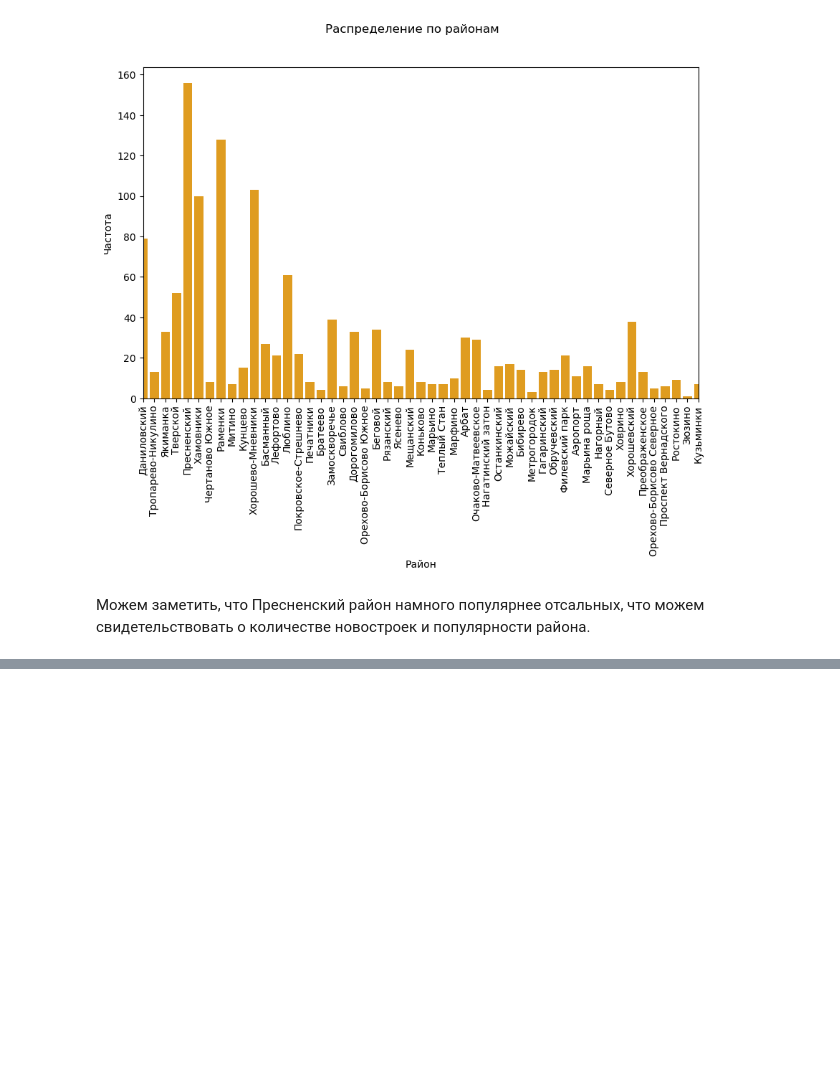
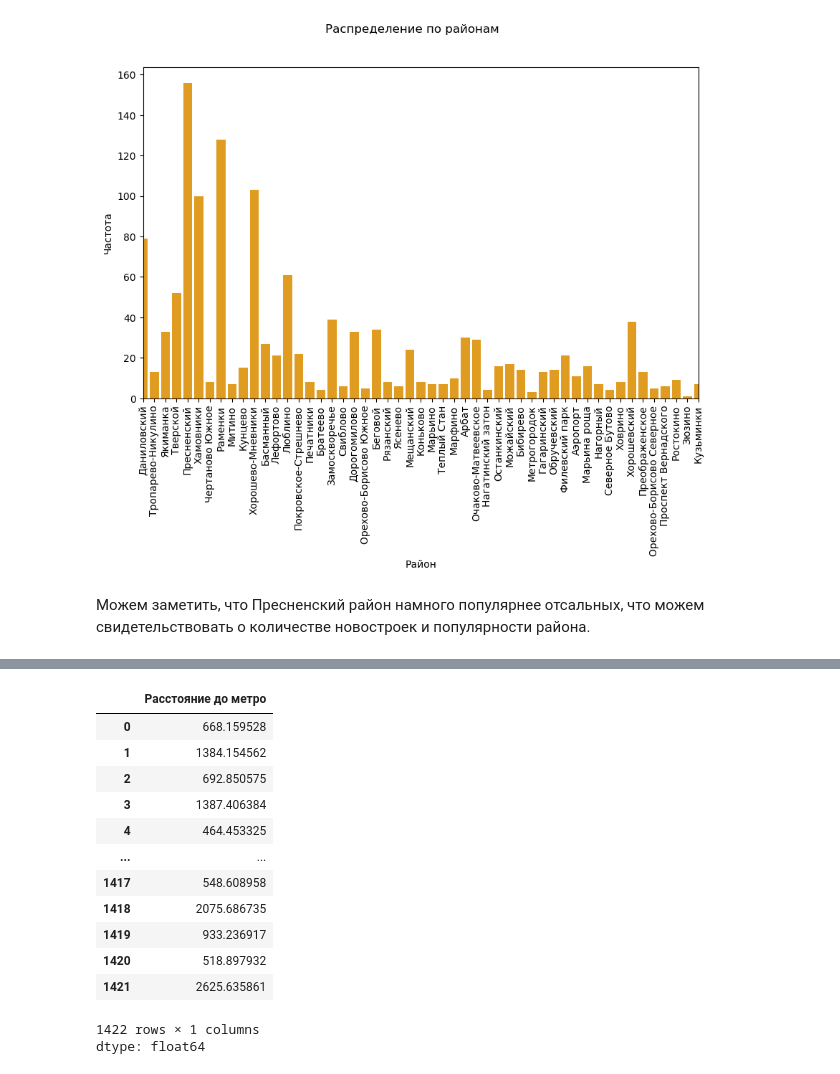
Before and after one commit to Vadcrut/hse_project, a Jupyter notebook: Visualization&eda.ipynb, the cells around one changed output, grey strips where cells are left out. Drawn from its saved outputs; the diff is of its cells as text; code cells hidden in the pictures; blank space fills up the shorter version.

```diff
--- a/Visualization&eda.ipynb
+++ b/Visualization&eda.ipynb
@@ -253,0 +282,17 @@ plt.show()
+# %%
+data['Расстояние до метро']
+# %% [output]
+|  | Расстояние до метро |
+| 0 | 668.159528 |
+| 1 | 1384.154562 |
+| 2 | 692.850575 |
+| 3 | 1387.406384 |
+| 4 | 464.453325 |
+| ... | ... |
+| 1417 | 548.608958 |
+| 1418 | 2075.686735 |
+| 1419 | 933.236917 |
+| 1420 | 518.897932 |
+| 1421 | 2625.635861 |
+1422 rows × 1 columns
+dtype: float64
```
Also changed, not shown: parts of 6 cells of this notebook, 2 other files.
